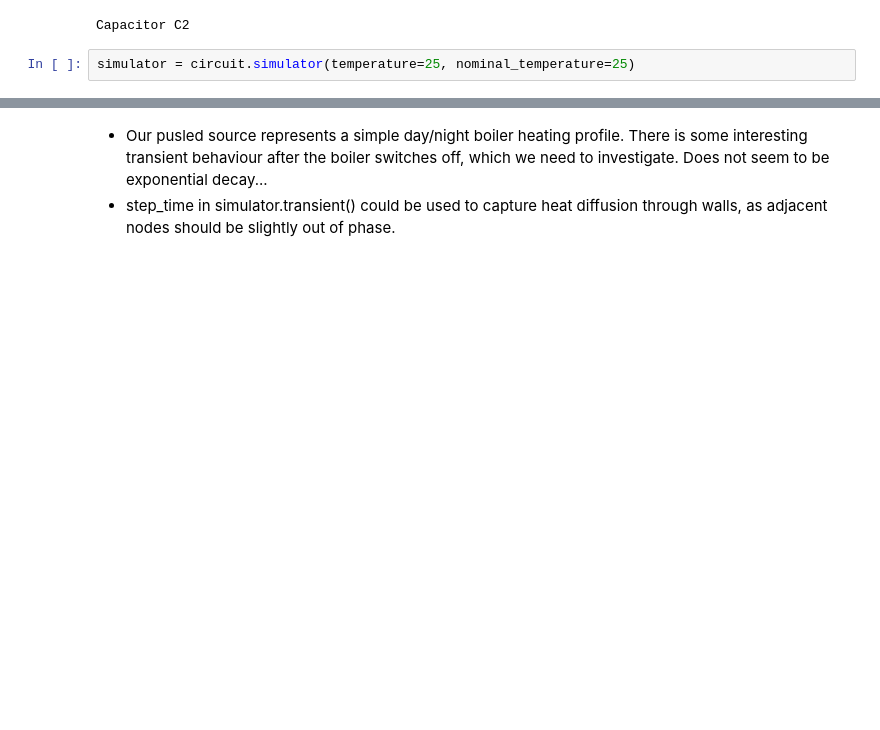
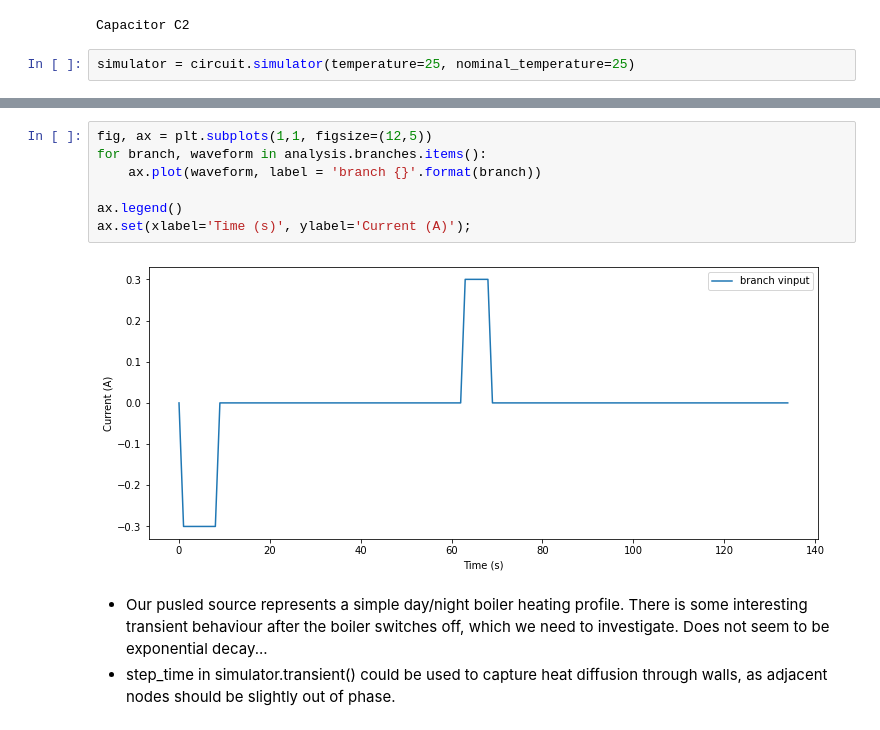
Before and after one commit to harry-rendell/building_simulation, a Jupyter notebook: docker/simulation.ipynb, the cells around one changed output, grey strips where cells are left out. Saved outputs shown, nothing was run; the diff lists cells and outputs as text; blank space fills up the shorter version.

```diff
--- a/docker/simulation.ipynb
+++ b/docker/simulation.ipynb
@@ -49,3 +54,12 @@ ax.set(xlabel='Time (s)', ylabel='Voltage (V)');
+# %%
+fig, ax = plt.subplots(1,1, figsize=(12,5))
+for branch, waveform in analysis.branches.items():
+    ax.plot(waveform, label = 'branch {}'.format(branch))
+
+ax.legend()
+ax.set(xlabel='Time (s)', ylabel='Current (A)');
+# %% [output]
+[figure, added]
 # %% [markdown]
 * Our pusled source represents a simple day/night boiler heating profile. There is some interesting transient behaviour after the boiler switches off, which we need to investigate. Does not seem to be exponential decay...
 * step_time in simulator.transient() could be used to capture heat diffusion through walls, as adjacent nodes should be slightly out of phase.
```
Also changed, not shown: parts of 7 cells of this notebook, 2 other files.
